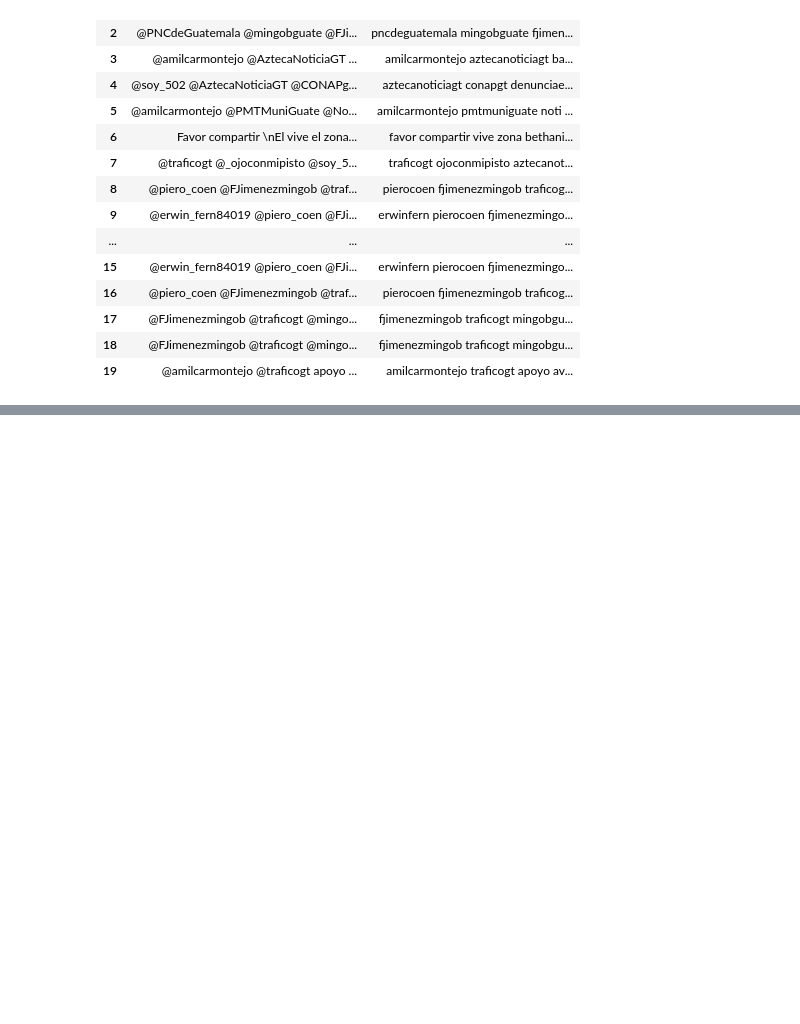
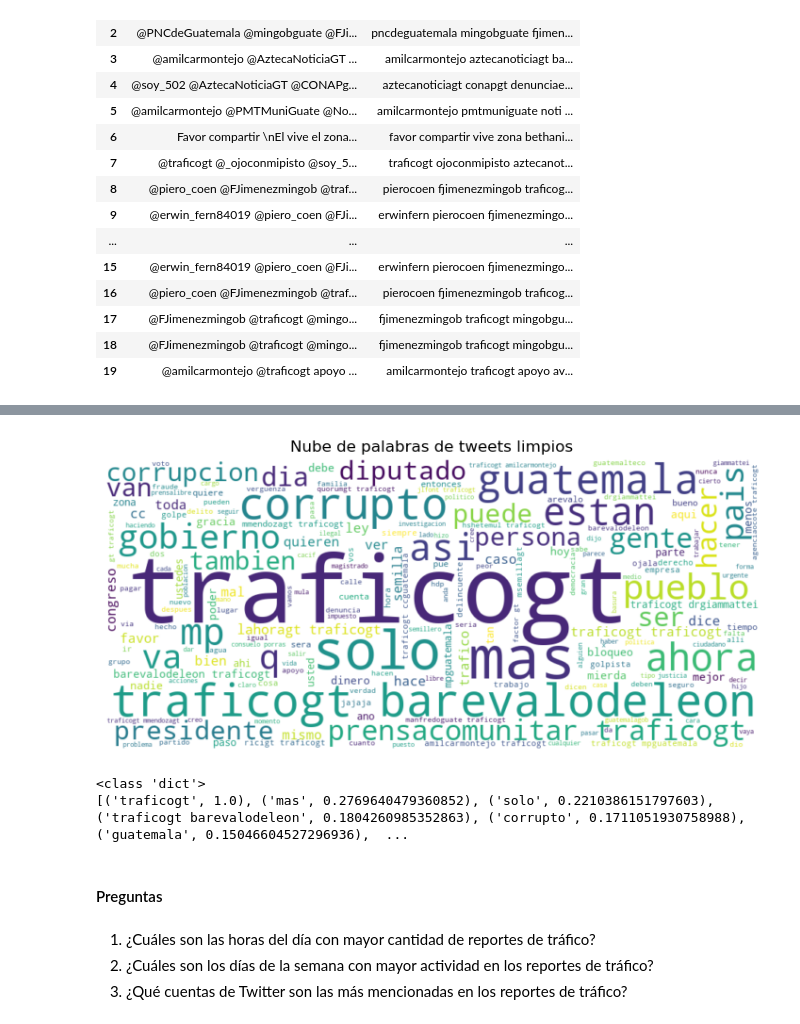
Before and after one commit to ignaciomendeza/DS-Lab-6, a Jupyter notebook: Lab6.ipynb, the cells around one changed output, grey strips where cells are left out. Saved outputs shown, nothing was run; the diff lists cells and outputs as text; code cells hidden in the pictures; blank space fills up the shorter version.

```diff
--- a/Lab6.ipynb
+++ b/Lab6.ipynb
@@ -148,7 +149,7 @@ try:
 except LookupError:
     nltk.download('stopwords')
 
-SPANISH_STOPWORDS = set(stopwords.words('spanish'))
+SPANISH_STOPWORDS = set(stopwords.words('spanish')).union({'ma', 'si'})
 
 # definimos regex según acción por hacer.
 URL_RE = re.compile(r'https?://\S+|www\.\S+', re.IGNORECASE)
@@ -236,0 +264,24 @@ df[['rawContent', 'tweet_text_clean']].head(20)   # muestra las primeras 20 fila
+# %%
+text_for_wc = ' '.join(df['tweet_text_clean'].tolist())
+wc = WordCloud(width=900, height=400, background_color='white').generate(text_for_wc)
+plt.figure(figsize=(10,4))
+plt.imshow(wc, interpolation='bilinear')
+plt.axis('off')
+plt.title('Nube de palabras de tweets limpios')
+plt.show()
+# %% [output]
+[figure, added]
+# %%
+# Diccionario de palabras y frecuencias relativas
+frecuencias = wc.words_
+print(type(frecuencias))
+print(list(frecuencias.items())[:10])
+# %% [output]
+<class 'dict'>
+[('traficogt', 1.0), ('mas', 0.2769640479360852), ('solo', 0.2210386151797603), ('traficogt barevalodeleon', 0.1804260985352863), ('corrupto', 0.1711051930758988), ('guatemala', 0.15046604527296936),  ...
+# %% [markdown]
+#### Preguntas
+# %% [markdown]
+1. ¿Cuáles son las horas del día con mayor cantidad de reportes de tráfico?
+2. ¿Cuáles son los días de la semana con mayor actividad en los reportes de tráfico?
+3. ¿Qué cuentas de Twitter son las más mencionadas en los reportes de tráfico?
```
Also changed, not shown: parts of 9 cells of this notebook.
